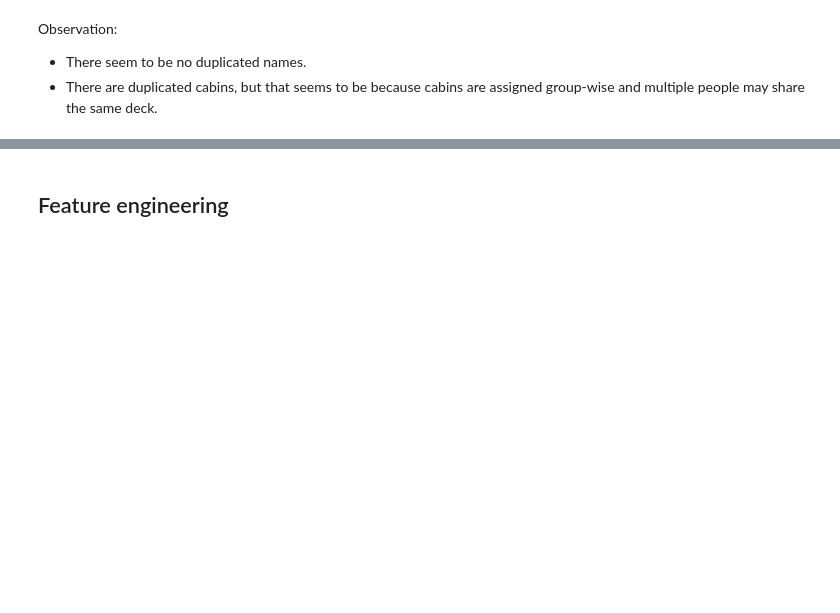
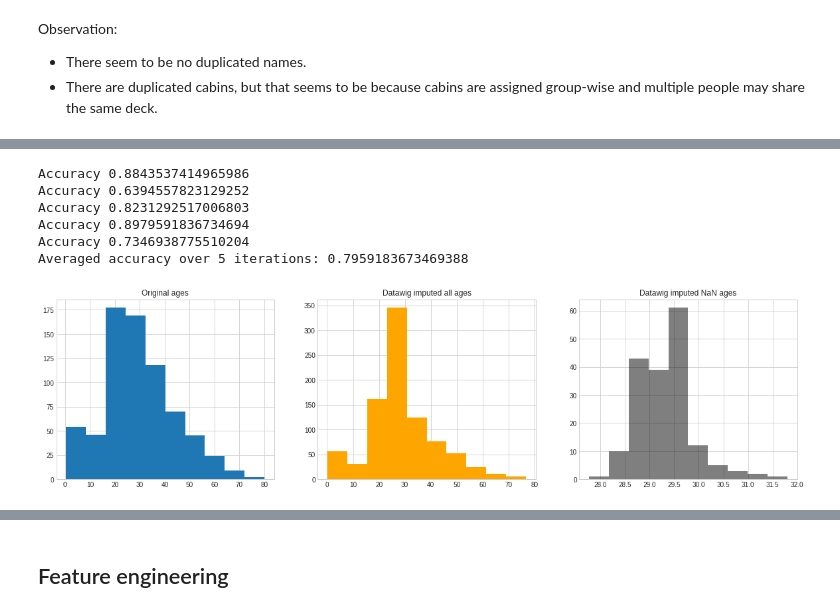
Before and after one commit to mirgee/data_projects, a Jupyter notebook: titanic/titanic.ipynb, the cells around one changed output, grey strips where cells are left out. Saved outputs shown, nothing was run; the diff lists cells and outputs as text; code cells hidden in the pictures; blank space fills up the shorter version.

```diff
--- a/titanic/titanic.ipynb
+++ b/titanic/titanic.ipynb
@@ -148,0 +200,80 @@ Observation:
+# %%
+import logging
+
+def fit_wo_logging(train_df, num_epochs, imputer):
+    logging.disable(logging.WARNING)
+    imputer.fit(train_df=train_df, num_epochs=num_epochs)
+    logging.disable(logging.NOTSET)
+    return imputer
+
+def cut(df, start=0, end=81, bins_step=5):
+    return pd.cut(df, bins=np.arange(start, end, bins_step))
+
+def evaluate(pred, act, bins_step=5):
+    # Get test set accuracy
+    imp = pd.concat([pred, act], axis=1).dropna()
+    pred = cut(imp.iloc[:, 0])
+    act = cut(imp.iloc[:, 1])
+    return (pred == act).sum() / len(pred)
+
+def train_dtwg(
+    df_train=df_train,
+    input_columns=[c for c in df_train.columns if c not in ('Name', 'Cabin', 'Ticket')],
+    test_size=0.2,
+    num_epochs=100
+    ):
+
+    df_dtwg = pd.get_dummies(df_train[input_columns])
+
+    df_dtwg_train, df_dtwg_test = datawig.utils.random_split(df_dtwg, split_ratios=[1-test_size, test_size])
+
+    # Initialize a SimpleImputer model
+    imputer = datawig.SimpleImputer(
+        input_columns=df_dtwg.columns, # column(s) containing information about the column we want to impute
+        output_column= 'Age', # the column we'd like to impute values for
+        # output_path = 'imputer_model' # stores model data and metrics
+    )
+
+    # Fit an imputer model on the train data
+    imputer = fit_wo_logging(df_dtwg_train, num_epochs, imputer)
+
+    acc = None
+    if test_size > 0.0:
+        # Impute missing values and return original dataframe with predictions
+        pred = imputer.predict(df_dtwg_test)
+        acc = evaluate(pred['Age_imputed'], pred['Age'])
+        print('Accuracy', acc)
+
+    return imputer, acc
+
+
+accuracies = []
+k = 5
+for i in range(k):
+    _, acc = train_dtwg()
+    accuracies.append(acc)
+print('Averaged accuracy over {} iterations:'.format(k), np.mean(accuracies))
+# %% [output]
+Accuracy 0.8843537414965986
+Accuracy 0.6394557823129252
+Accuracy 0.8231292517006803
+Accuracy 0.8979591836734694
+Accuracy 0.7346938775510204
+Averaged accuracy over 5 iterations: 0.7959183673469388
+# %%
+imputer, _ = train_dtwg(df_train, test_size=0.0)
+
+# Plot histogram of imputed ages
+dtwg_imp = imputer.predict(pd.get_dummies(df_train))[['Age_imputed']]
+
+# Compare original and imputed distributions of age
+fig, ax = plt.subplots(1, 3, figsize=(20, 5))
+ax[0].hist(df_train['Age'].dropna())
+ax[0].set_title('Original ages')
+ax[1].hist(dtwg_imp.values, facecolor='orange')
+ax[1].set_title('Datawig imputed all ages')
+ax[2].hist(age_imp[df_train.Age.isnull()].values, facecolor='black', alpha=0.5)
+ax[2].set_title('Datawig imputed NaN ages')
+plt.show()
+# %% [output]
+[figure, added]
```
Also changed, not shown: parts of 33 cells of this notebook.
